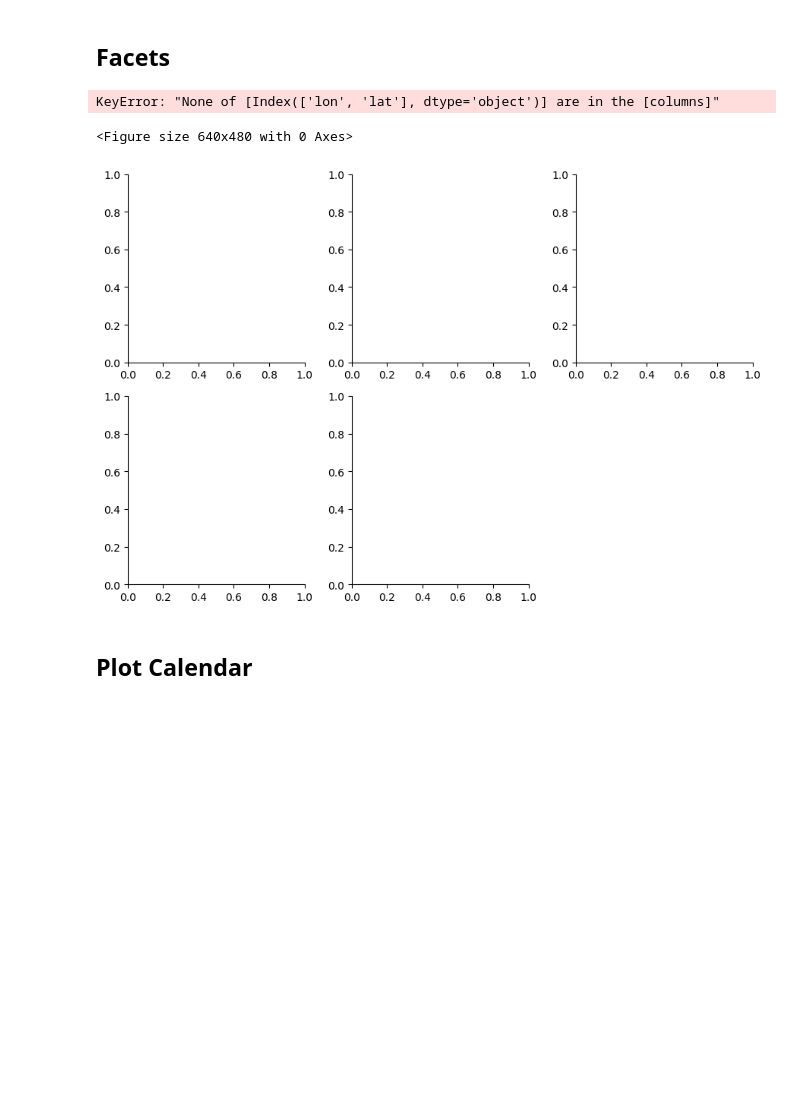
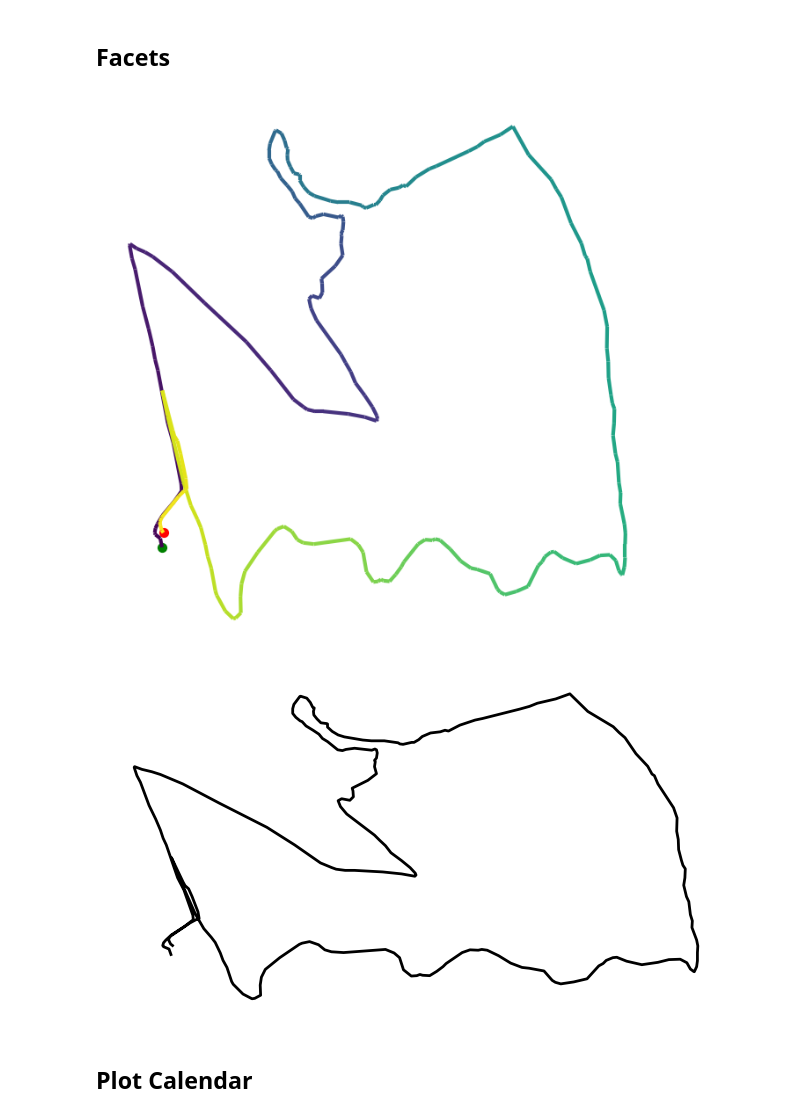
Before and after one commit to ArthurDercq/eye_sight, a Jupyter notebook: notebook/graphs.ipynb, the cells around one changed output. Saved outputs shown, nothing was run; the diff lists cells and outputs as text; code cells hidden in the pictures; blank space fills up the shorter version.

```diff
--- a/notebook/graphs.ipynb
+++ b/notebook/graphs.ipynb
@@ -150,12 +150,49 @@ def plot_facets(df, output_file="plot.png"):
     sns.despine(left=True, bottom=True)
     plt.subplots_adjust(left=0.05, bottom=0.05, right=0.95, top=0.95)
     plt.savefig(output_file)
-# %%
-plot_facets(df)
-# %% [output]
-KeyError: "None of [Index(['lon', 'lat'], dtype='object')] are in the [columns]"
-<Figure size 640x480 with 0 Axes>
-[figure, removed]
+# %%
+
+import polyline
+import matplotlib.pyplot as plt
+import matplotlib.colors as mcolors
+import numpy as np
+import json
+
+# Ton string JSON
+json_str = """{"id": "a15533644587", "summary_polyline": "qgotHkgn[[HKZEBMCMKY[k@cAa@k@U@aCl@}@^gDx@a@Ni@Lw@VeA`@uBj@a@Pi@LCALe@Jq@Lk@n@qB`ByDzBsFxAmCzAcCVy@FUDm@?o@FoCH_BJcAEEIB[Xc@j@g@t@c@Z[\\\\YXkBlCe@^]JIQFi@QQ]@MBg@oAa@k@c@HYCEBKIYCOBCFDNIvADj@DPCVi@r@OXUPS\\\\Ub@URCHQTSNW?UEg@]ACH_@TQVKBGPBPARORSB]@CN?TWP]H_@N}ABk@?aAHeADI@OIk@?KMWOQQi@Eq@GWBQ]y@YmAGe@o@}DMq@Og@U}AYgAxA{AlAaC\\\\]X]pAw@~@{@f@UFKh@QxBoAr@QbA@h@Gr@At@MXGPKl@@d@Dx@MXK`AG^I`@@~@W\\\\E`@@h@?\\\\BXJABKN_@PQ`@@x@Lv@JpAQlASp@@RL`@NNJT`Az@NbAH`AGZINo@h@MjACb@Ux@e@|@[x@CZBPAh@Lf@v@pANNV^Tb@Ab@CLDN@Z_@f@}@RWZQj@NtEC|@I`@Y^Ol@Fd@DLbAbBz@hAf@Rf@Dr@AN\\\\@LWl@q@p@MFgAVc@Re@Lu@XYRk@d@kAj@oEzAoA\\\\|B{@PINQf@QlA]`@EDNN\\\\bAbBLHHANGFI", "resource_state": 2}"""
+
+# Charger le JSON et décoder la polyline
+data = json.loads(json_str)
+coords = polyline.decode(data["summary_polyline"])
+lats, lons = zip(*coords)
+
+# Créer un dégradé le long de la trace
+points = np.array([lons, lats]).T.reshape(-1, 1, 2)
+segments = np.concatenate([points[:-1], points[1:]], axis=1)
+from matplotlib.collections import LineCollection
+
+# Couleurs dégradées
+norm = plt.Normalize(0, len(segments))
+lc = LineCollection(segments, cmap='viridis', norm=norm, linewidth=3)
+lc.set_array(np.arange(len(segments)))
+
+# Plot
+fig, ax = plt.subplots(figsize=(8, 8))
+ax.add_collection(lc)
+ax.scatter(lons[0], lats[0], color="green", s=50, label="Départ")
+ax.scatter(lons[-1], lats[-1], color="red", s=50, label="Arrivée")
+ax.set_axis_off()
+plt.show()
+
+# Tracer la ligne noire
+plt.figure(figsize=(8, 8))
+plt.plot(lons, lats, color="black", linewidth=2)
+plt.axis('off')      # cacher axes, ticks et cadre
+plt.gca().set_aspect('equal')  # garder les proportions
+plt.show()
+# %% [output]
+[figure, added]
+[figure, added]
 # %% [markdown]
 ## Plot Calendar
 # %%
```
Also changed, not shown: 4 other files.
